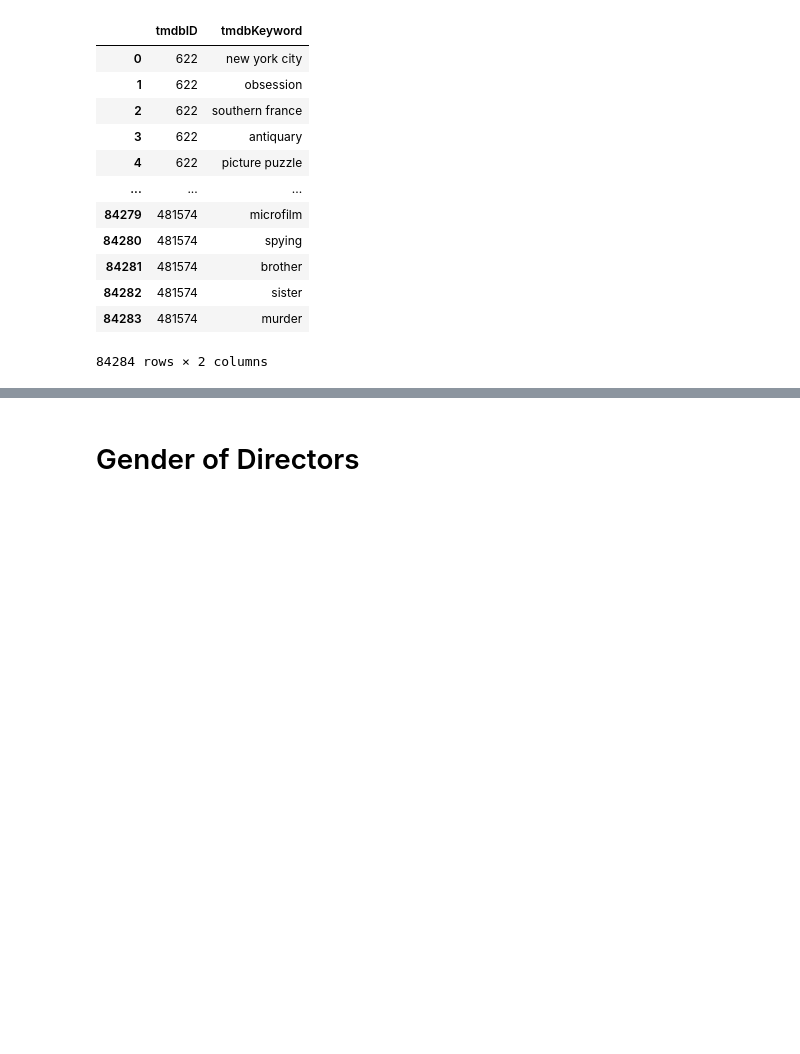
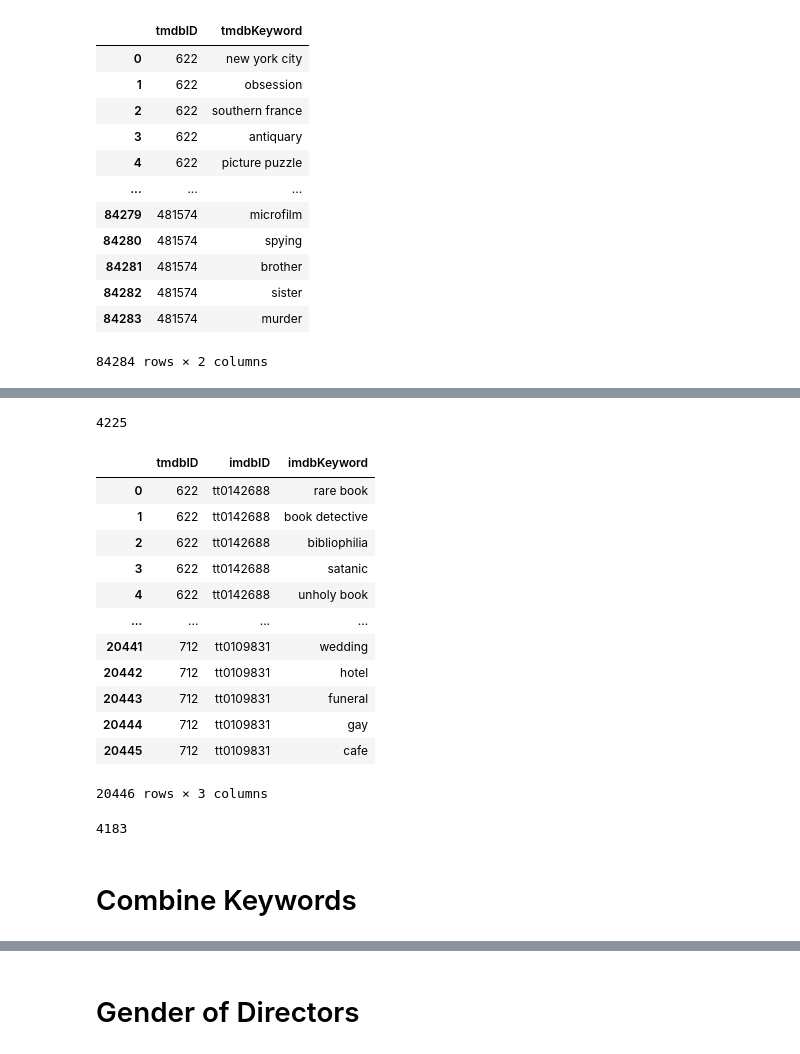
Before and after one commit to aranaxa/Ironhack-Final-Project, a Jupyter notebook: Code/Cleaning.ipynb, the cells around one changed output, grey strips where cells are left out. Saved outputs shown, nothing was run; the diff lists cells and outputs as text; code cells hidden in the pictures; blank space fills up the shorter version.

```diff
--- a/Code/Cleaning.ipynb
+++ b/Code/Cleaning.ipynb
@@ -352,0 +450,28 @@ tmdb_keywords_df
+# %%
+imdb_keywords_df["imdbID"].nunique()
+# %% [output]
+4225
+# %%
+# Merge IMDb keywords with ID lookup dataframe
+ids_lookup_df_imdb = ids_lookup_df.merge(imdb_keywords_df, on="imdbID")
+ids_lookup_df_imdb
+# %% [output]
+|  | tmdbID | imdbID | imdbKeyword |
+| 0 | 622 | tt0142688 | rare book |
+| 1 | 622 | tt0142688 | book detective |
+| 2 | 622 | tt0142688 | bibliophilia |
+| 3 | 622 | tt0142688 | satanic |
+| 4 | 622 | tt0142688 | unholy book |
+| ... | ... | ... | ... |
+| 20441 | 712 | tt0109831 | wedding |
+| 20442 | 712 | tt0109831 | hotel |
+| 20443 | 712 | tt0109831 | funeral |
+| 20444 | 712 | tt0109831 | gay |
+| 20445 | 712 | tt0109831 | cafe |
+20446 rows × 3 columns
+# %%
+ids_lookup_df_imdb["imdbID"].nunique()
+# %% [output]
+4183
+# %% [markdown]
+# Combine Keywords
```
Also changed, not shown: parts of 69 cells of this notebook, 7 other files.
